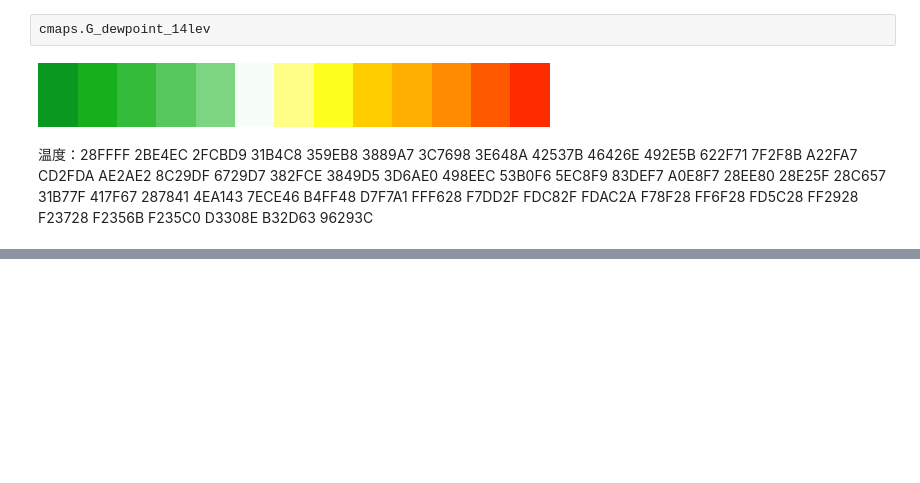
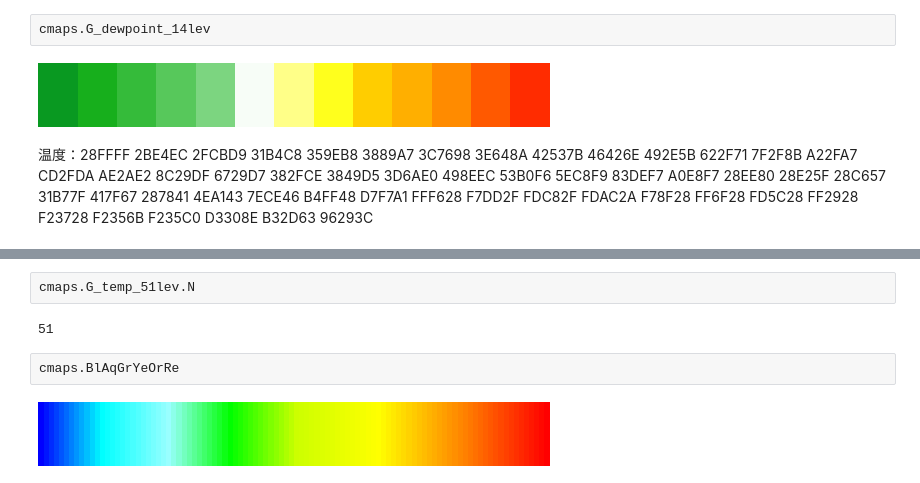
Before and after one commit to Kimizhao/cmaps, a Jupyter notebook: notebook/cmaps_demo2.ipynb, the cells around one changed output, grey strips where cells are left out. Drawn from its saved outputs; the diff is of its cells as text; blank space fills up the shorter version.

```diff
--- a/notebook/cmaps_demo2.ipynb
+++ b/notebook/cmaps_demo2.ipynb
@@ -98,0 +99,8 @@ cmaps.G_temp_51lev
+# %%
+cmaps.G_temp_51lev.N
+# %% [output]
+51
+# %%
+cmaps.BlAqGrYeOrRe
+# %% [output]
+[figure, added]
```
Also changed, not shown: parts of 5 cells of this notebook, 6 other files.
